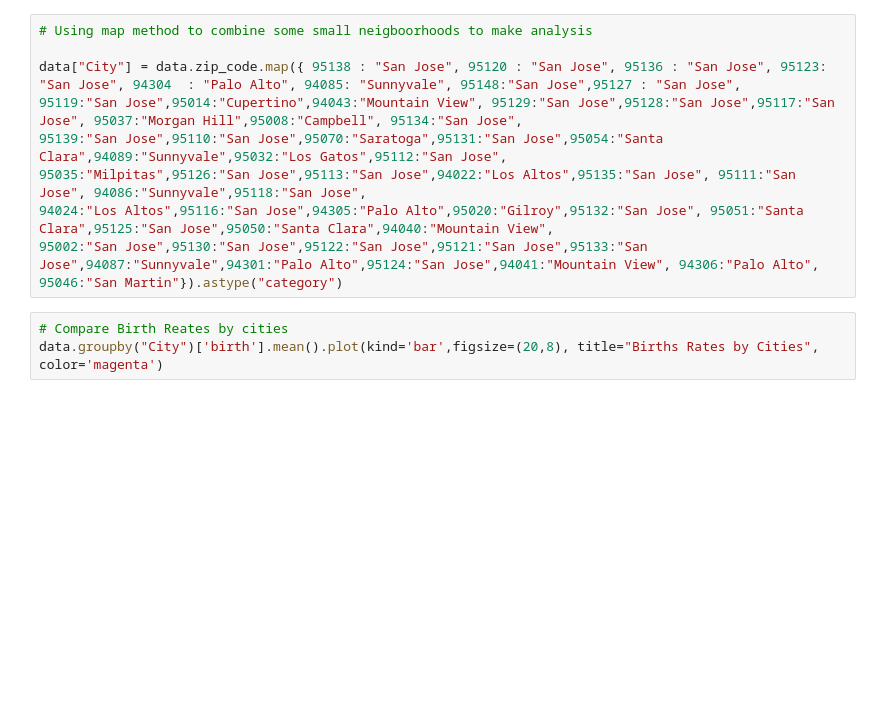
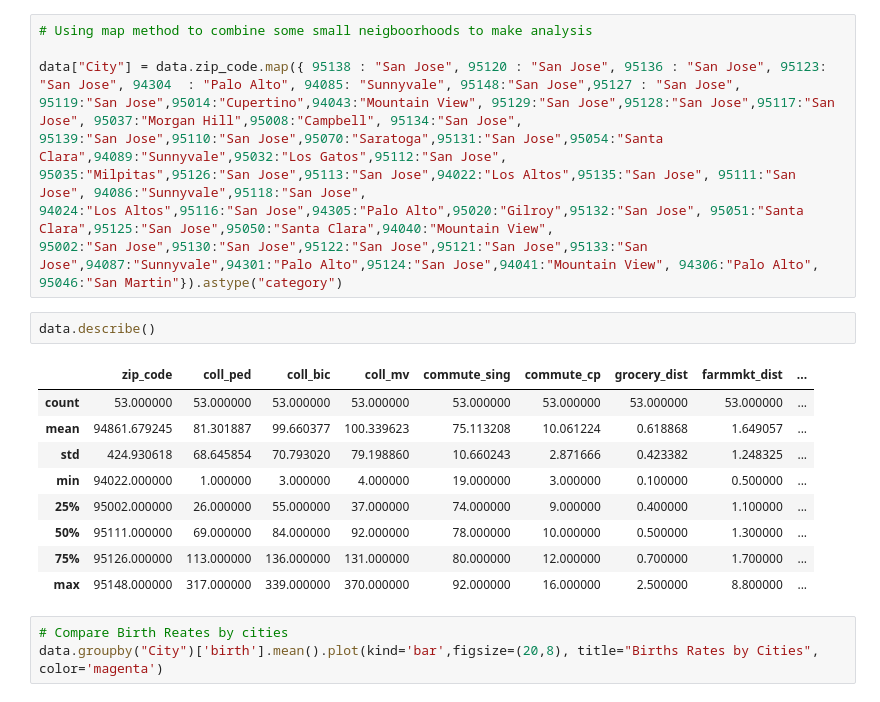
Before and after one commit to EsraMutlugun/EsraMutlugun, a Jupyter notebook: Data_SciencePROJECT.ipynb, the cells around one changed output. Saved outputs shown, nothing was run; the diff lists cells and outputs as text; blank space fills up the shorter version.

```diff
--- a/Data_SciencePROJECT.ipynb
+++ b/Data_SciencePROJECT.ipynb
@@ -429,6 +430,18 @@ data["City"] = data.zip_code.map({ 95138 : "San Jose", 95120 : "San Jose", 95136
 94024:"Los Altos",95116:"San Jose",94305:"Palo Alto",95020:"Gilroy",95132:"San Jose", 95051:"Santa Clara",95125:"San Jose",95050:"Santa Clara",94040:"Mountain View",
 95002:"San Jose",95130:"San Jose",95122:"San Jose",95121:"San Jose",95133:"San Jose",94087:"Sunnyvale",94301:"Palo Alto",95124:"San Jose",94041:"Mountain View", 94306:"Palo Alto",
 95046:"San Martin"}).astype("category")
+# %%
+data.describe()
+# %% [output]
+|  | zip_code | coll_ped | coll_bic | coll_mv | commute_sing | commute_cp | grocery_dist | farmmkt_dist | ... |
+| count | 53.000000 | 53.000000 | 53.000000 | 53.000000 | 53.000000 | 53.000000 | 53.000000 | 53.000000 | ... |
+| mean | 94861.679245 | 81.301887 | 99.660377 | 100.339623 | 75.113208 | 10.061224 | 0.618868 | 1.649057 | ... |
+| std | 424.930618 | 68.645854 | 70.793020 | 79.198860 | 10.660243 | 2.871666 | 0.423382 | 1.248325 | ... |
+| min | 94022.000000 | 1.000000 | 3.000000 | 4.000000 | 19.000000 | 3.000000 | 0.100000 | 0.500000 | ... |
+| 25% | 95002.000000 | 26.000000 | 55.000000 | 37.000000 | 74.000000 | 9.000000 | 0.400000 | 1.100000 | ... |
+| 50% | 95111.000000 | 69.000000 | 84.000000 | 92.000000 | 78.000000 | 10.000000 | 0.500000 | 1.300000 | ... |
+| 75% | 95126.000000 | 113.000000 | 136.000000 | 131.000000 | 80.000000 | 12.000000 | 0.700000 | 1.700000 | ... |
+| max | 95148.000000 | 317.000000 | 339.000000 | 370.000000 | 92.000000 | 16.000000 | 2.500000 | 8.800000 | ... |
 # %%
 # Compare Birth Reates by cities
 data.groupby("City")['birth'].mean().plot(kind='bar',figsize=(20,8), title="Births Rates by Cities", color='magenta')
```
Also changed, not shown: parts of 8 cells of this notebook.
